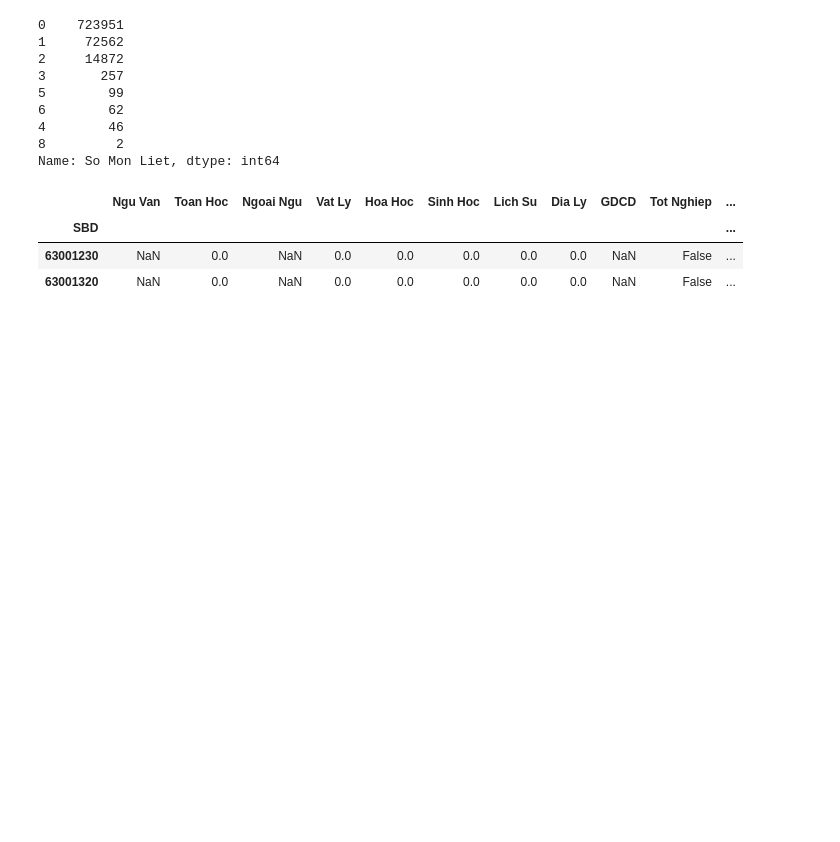
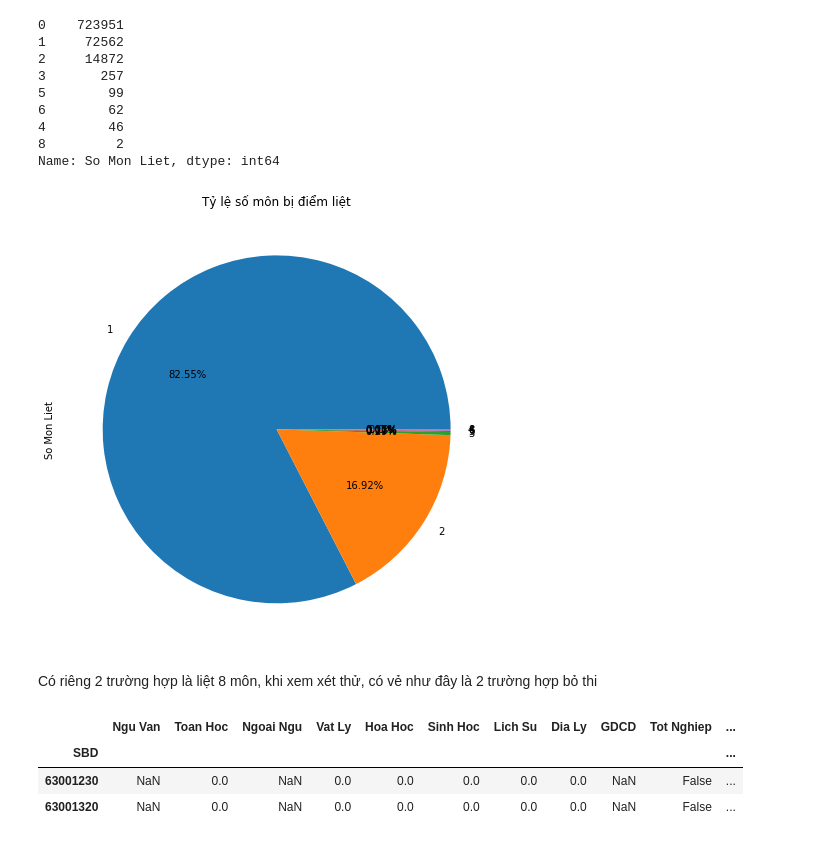
Before and after one commit to TungNguyen2000/LTKHDL_DoAn, a Jupyter notebook: DoAn/Untitled.ipynb, the cells around one changed output. Saved outputs shown, nothing was run; the diff lists cells and outputs as text; code cells hidden in the pictures; blank space fills up the shorter version.

```diff
--- a/DoAn/Untitled.ipynb
+++ b/DoAn/Untitled.ipynb
@@ -273,6 +261,14 @@ grad_df["So Mon Liet"].value_counts()
 4        46
 8         2
 Name: So Mon Liet, dtype: int64
+# %%
+grad_df["So Mon Liet"].value_counts()[1:].plot.pie(figsize=(8,8), autopct=lambda x: str(round(x, 2)) + "%")
+plt.title("Tỷ lệ số môn bị điểm liệt")
+plt.show()
+# %% [output]
+[figure, added]
+# %% [markdown]
+Có riêng 2 trường hợp là liệt 8 môn, khi xem xét thử, có vẻ như đây là 2 trường hợp bỏ thi
 # %%
 grad_df[grad_df["So Mon Liet"] == 8]
 # %% [output]
```
Also changed, not shown: parts of 9 cells of this notebook.
